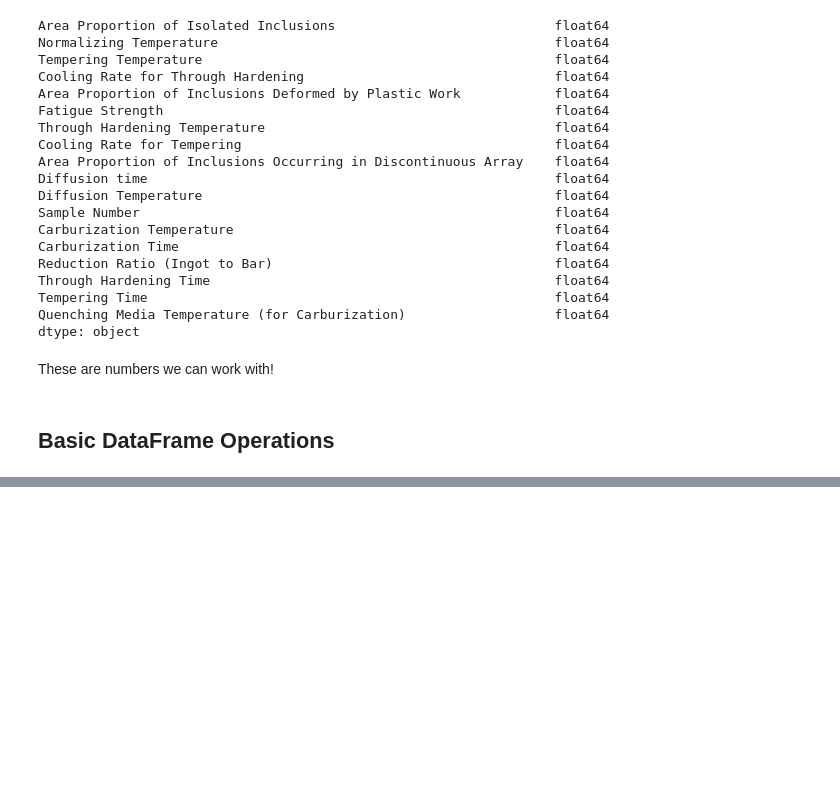
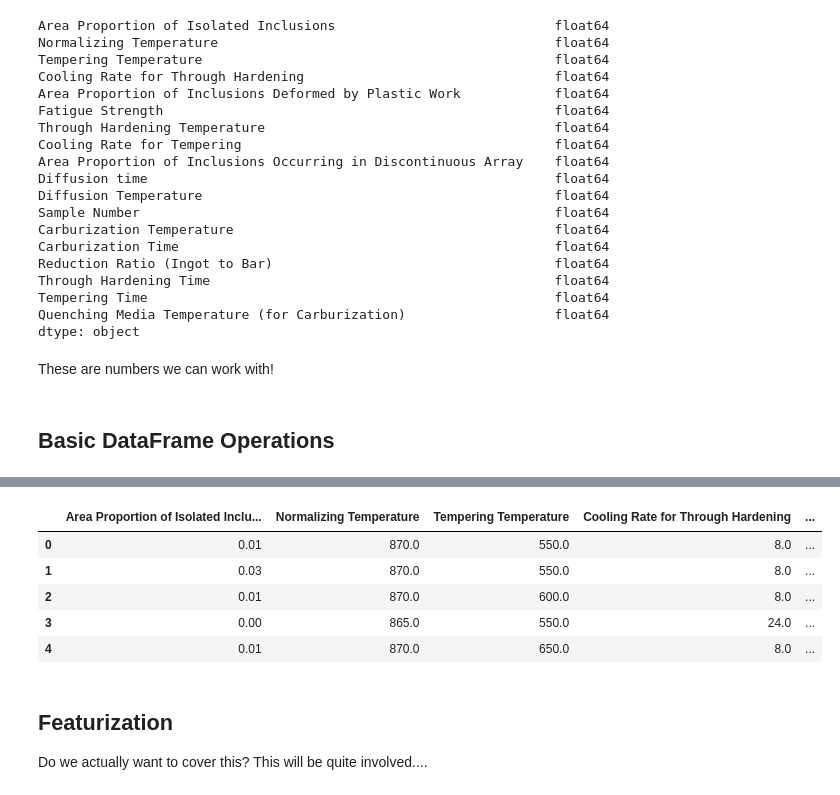
Before and after one commit to zdelrosario/ga-tech-workshop, a Jupyter notebook: files/exercises/02_solution.ipynb, the cells around one changed output, grey strips where cells are left out. Drawn from its saved outputs; the diff is of its cells as text; code cells hidden in the pictures; blank space fills up the shorter version.

```diff
--- a/files/exercises/02_solution.ipynb
+++ b/files/exercises/02_solution.ipynb
@@ -245,0 +303,15 @@ These are numbers we can work with!
+# %%
+## TASK: Average "Normalizing Temperature" and "Tempering Temperature" into the column "avg_tmp", return the head
+df_data.assign(avg_tmp = 0.5 * (df_data["Normalizing Temperature"] + df_data["Tempering Temperature"])).head()
+# solution-end
+# %% [output]
+|  | Area Proportion of Isolated Inclu... | Normalizing Temperature | Tempering Temperature | Cooling Rate for Through Hardening | ... |
+| 0 | 0.01 | 870.0 | 550.0 | 8.0 | ... |
+| 1 | 0.03 | 870.0 | 550.0 | 8.0 | ... |
+| 2 | 0.01 | 870.0 | 600.0 | 8.0 | ... |
+| 3 | 0.00 | 865.0 | 550.0 | 24.0 | ... |
+| 4 | 0.01 | 870.0 | 650.0 | 8.0 | ... |
+# %% [markdown]
+## Featurization
+Do we actually want to cover this? This will be quite involved....
+<!-- solution-end -->
```
Also changed, not shown: parts of 9 cells of this notebook, 2 other files.
